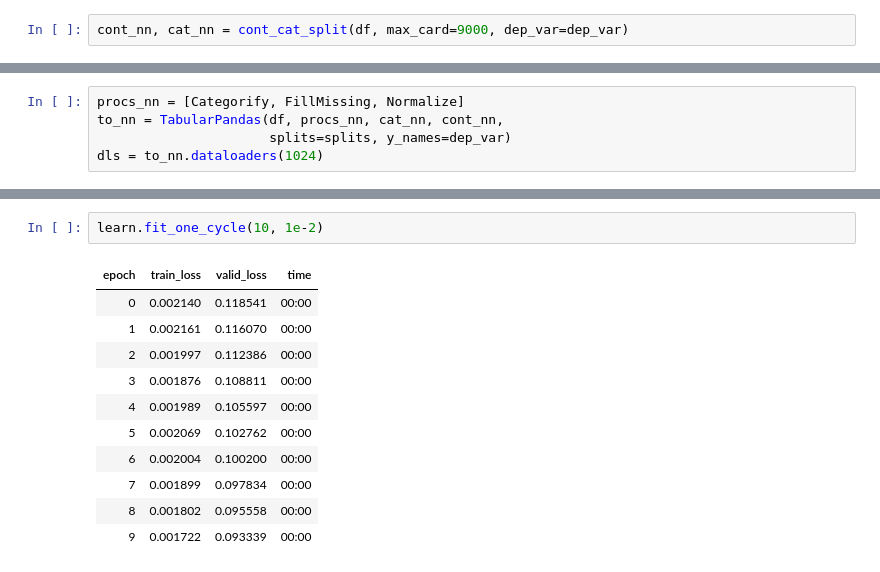
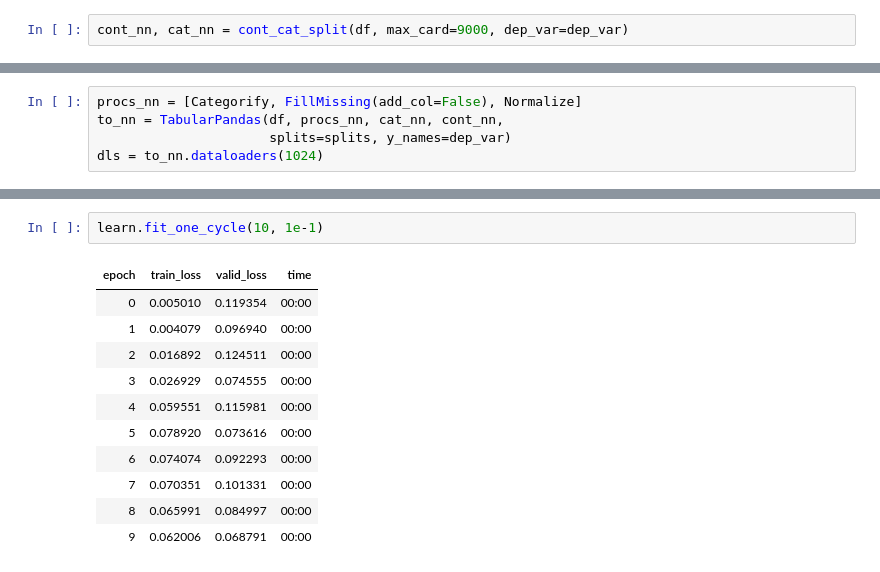
Before and after one commit to divo/ai, a Jupyter notebook: kaggle/house-prices-competition.ipynb, the cells around one changed output, grey strips where cells are left out. Drawn from its saved outputs; the diff is of its cells as text.

```diff
--- a/kaggle/house-prices-competition.ipynb
+++ b/kaggle/house-prices-competition.ipynb
@@ -460,5 +439,5 @@ with pd.option_context('display.max_rows', None, 'display.max_columns', None):
 # %%
-procs_nn = [Categorify, FillMissing, Normalize]
+procs_nn = [Categorify, FillMissing(add_col=False), Normalize]
 to_nn = TabularPandas(df, procs_nn, cat_nn, cont_nn,
                       splits=splits, y_names=dep_var)
 dls = to_nn.dataloaders(1024)
@@ -486,17 +478,17 @@ SuggestedLRs(valley=0.0002754228771664202)
 # %%
-learn.fit_one_cycle(10, 1e-2)
+learn.fit_one_cycle(10, 1e-1)
 # %% [output]
 | epoch | train_loss | valid_loss | time |
-| 0 | 0.002140 | 0.118541 | 00:00 |
-| 1 | 0.002161 | 0.116070 | 00:00 |
-| 2 | 0.001997 | 0.112386 | 00:00 |
-| 3 | 0.001876 | 0.108811 | 00:00 |
-| 4 | 0.001989 | 0.105597 | 00:00 |
-| 5 | 0.002069 | 0.102762 | 00:00 |
-| 6 | 0.002004 | 0.100200 | 00:00 |
-| 7 | 0.001899 | 0.097834 | 00:00 |
-| 8 | 0.001802 | 0.095558 | 00:00 |
-| 9 | 0.001722 | 0.093339 | 00:00 |
+| 0 | 0.005010 | 0.119354 | 00:00 |
+| 1 | 0.004079 | 0.096940 | 00:00 |
+| 2 | 0.016892 | 0.124511 | 00:00 |
+| 3 | 0.026929 | 0.074555 | 00:00 |
+| 4 | 0.059551 | 0.115981 | 00:00 |
+| 5 | 0.078920 | 0.073616 | 00:00 |
+| 6 | 0.074074 | 0.092293 | 00:00 |
+| 7 | 0.070351 | 0.101331 | 00:00 |
+| 8 | 0.065991 | 0.084997 | 00:00 |
+| 9 | 0.062006 | 0.068791 | 00:00 |
 # %%
 preds,targs = learn.get_preds()
 r_mse(preds, targs)
```
Also changed, not shown: parts of 38 cells of this notebook, 2 other files.
